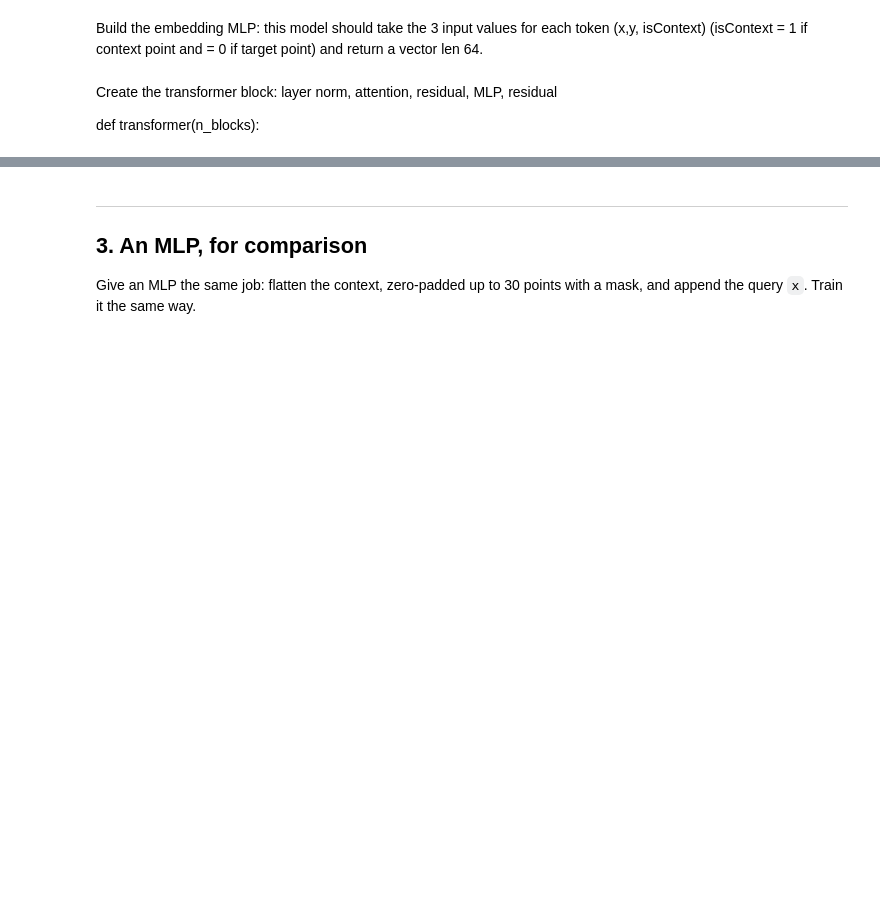
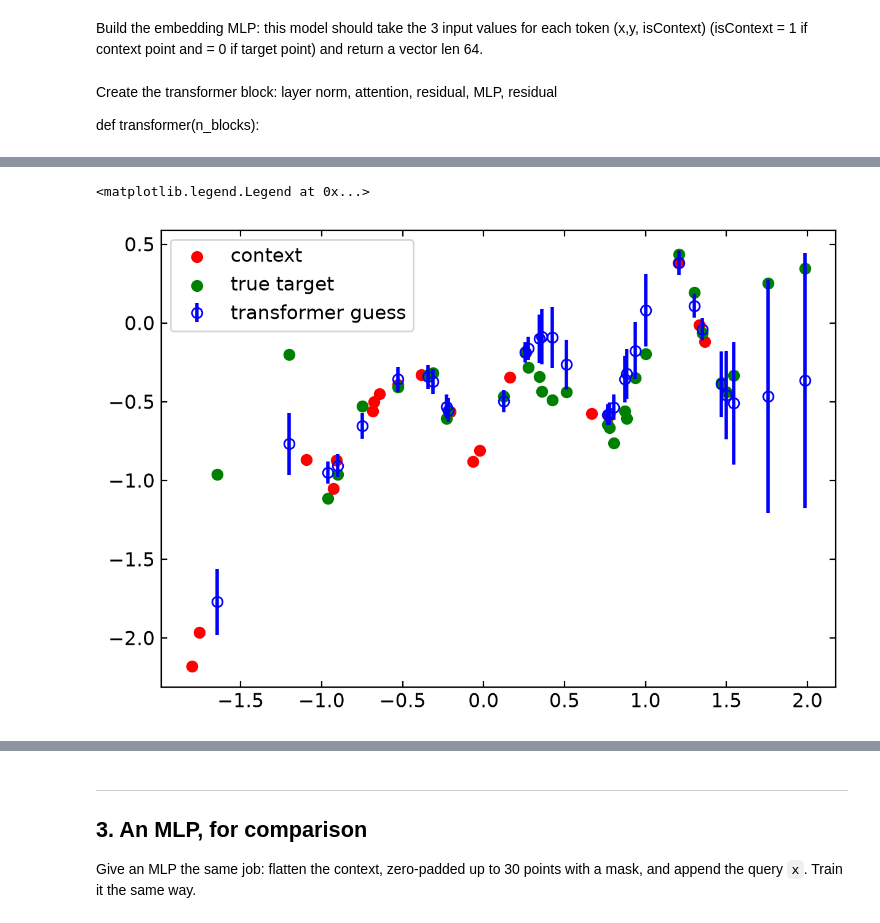
Before and after one commit to chrissellgren/ML_f26, a Jupyter notebook: lab2/lab2.ipynb, the cells around one changed output, grey strips where cells are left out. Cells and saved outputs as stored; diff of their text form; code cells hidden in the pictures; blank space fills up the shorter version.

```diff
--- a/lab2/lab2.ipynb
+++ b/lab2/lab2.ipynb
@@ -313,0 +444,20 @@ opt_state = opt.init(params)
+# %%
+# make a plot of what the output actually was for one batch
+thisxc = xc[0]
+thisyc = yc[0]
+thisxt = xt[0]
+thisyt = yt[0]
+plt.figure(figsize=(6,4),dpi=200)
+plt.scatter(thisxc,thisyc,color='red',label='context')
+plt.scatter(thisxt,thisyt,color="green",label='true target')
+
+y_pred, log_var = run_transformer(params,xc,yc,xt,yt)
+thisypred = y_pred[0]
+thisvar = np.exp(log_var[0])
+plt.errorbar(thisxt,thisypred,yerr=np.sqrt(thisvar),linestyle='',
+             fmt='bo', markerfacecolor='none', markeredgecolor='blue',
+             label='transformer guess')
+plt.legend()
+# %% [output]
+<matplotlib.legend.Legend at 0x...>
+[figure, added]
```
Also changed, not shown: parts of 19 cells of this notebook.
